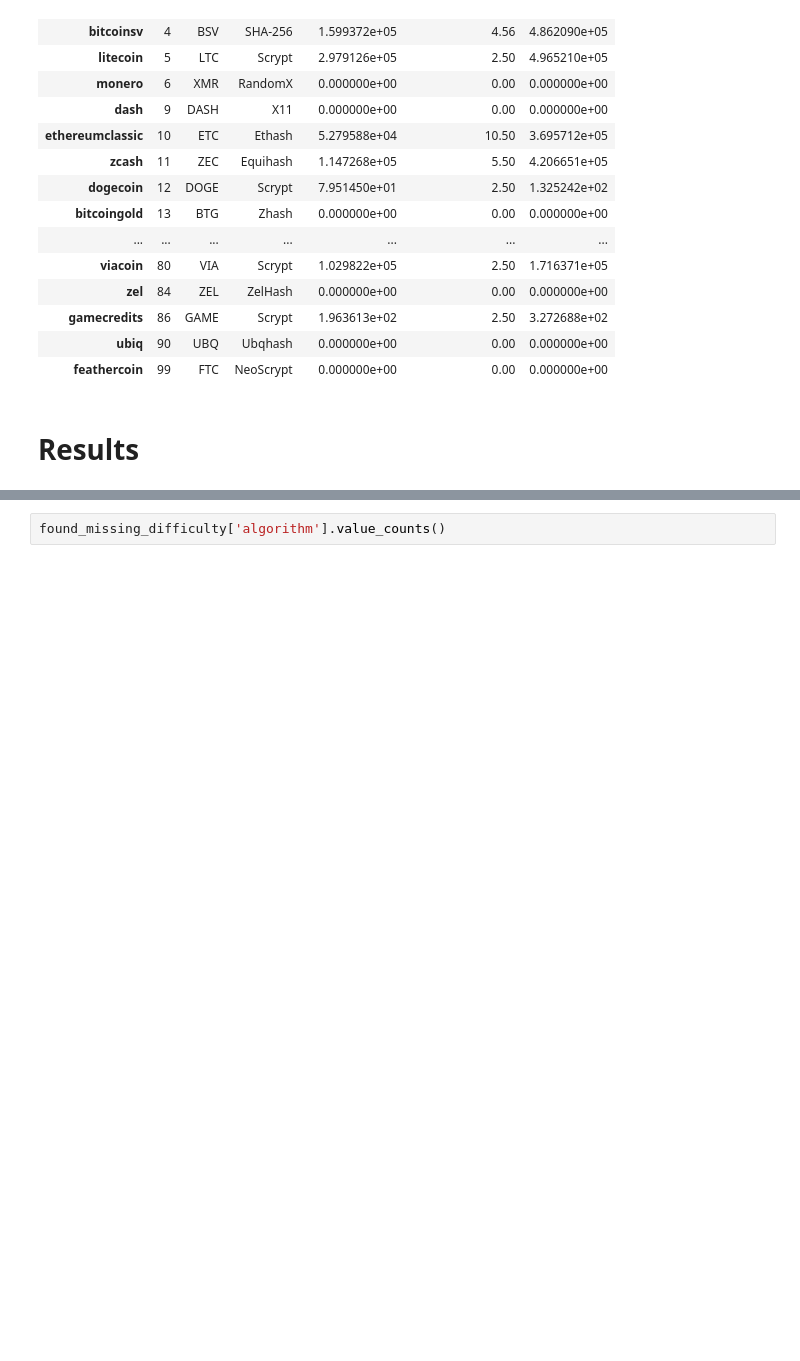
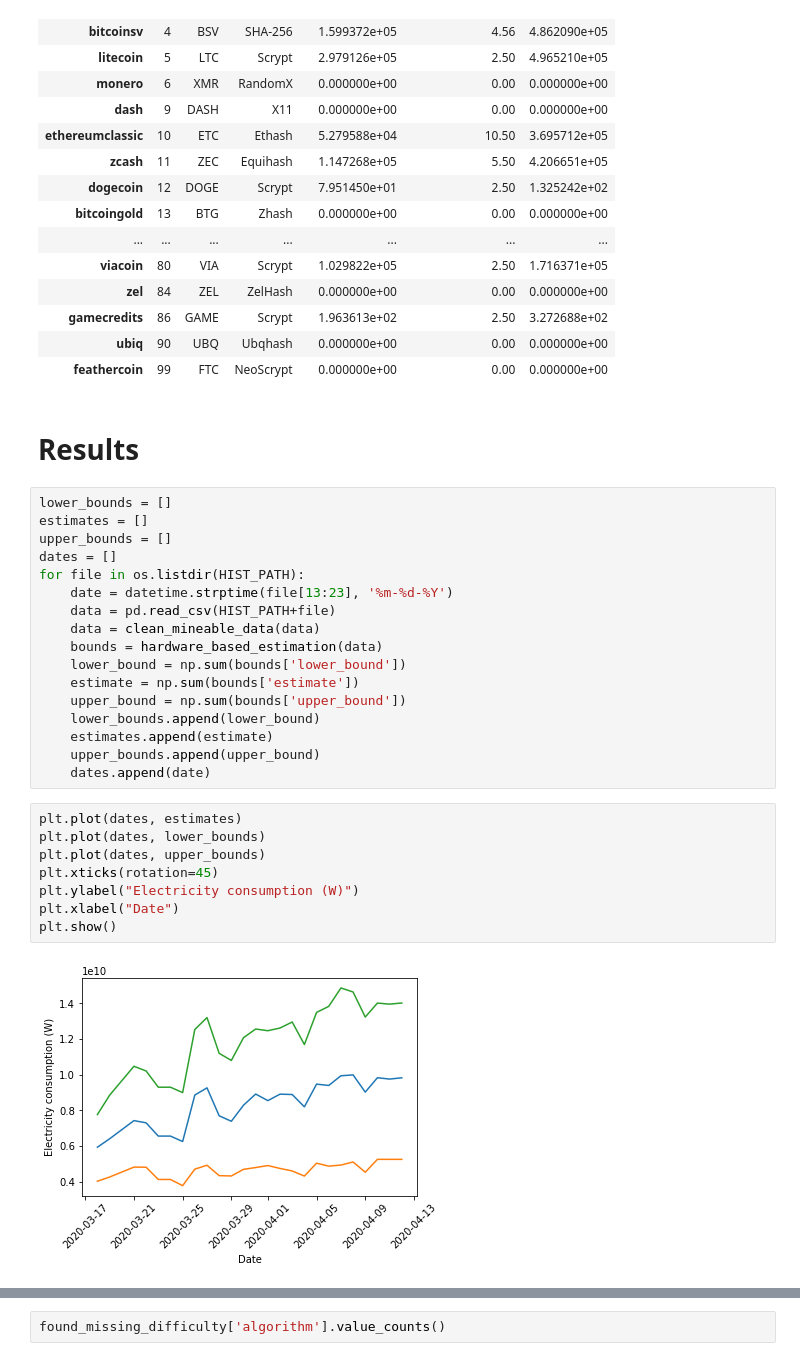
Before and after one commit to Lukasdeloose/sustainable_blockchain, a Jupyter notebook: data_analysis/energy_consumption.ipynb, the cells around one changed output, grey strips where cells are left out. Drawn from its saved outputs; the diff is of its cells as text; blank space fills up the shorter version.

```diff
--- a/data_analysis/energy_consumption.ipynb
+++ b/data_analysis/energy_consumption.ipynb
@@ -541,4 +507,31 @@ elec_waste
 | feathercoin | 99 | FTC | NeoScrypt | 0.000000e+00 | 0.00 | 0.000000e+00 |
 # %% [markdown]
 # Results
+# %%
+lower_bounds = []
+estimates = []
+upper_bounds = []
+dates = []
+for file in os.listdir(HIST_PATH):
+    date = datetime.strptime(file[13:23], '%m-%d-%Y')
+    data = pd.read_csv(HIST_PATH+file)
+    data = clean_mineable_data(data)
+    bounds = hardware_based_estimation(data)
+    lower_bound = np.sum(bounds['lower_bound'])
+    estimate = np.sum(bounds['estimate'])
+    upper_bound = np.sum(bounds['upper_bound'])
+    lower_bounds.append(lower_bound)
+    estimates.append(estimate)
+    upper_bounds.append(upper_bound)
+    dates.append(date)
+# %%
+plt.plot(dates, estimates)
+plt.plot(dates, lower_bounds)
+plt.plot(dates, upper_bounds)
+plt.xticks(rotation=45)
+plt.ylabel("Electricity consumption (W)")
+plt.xlabel("Date")
+plt.show()
+# %% [output]
+[figure, added]
 # %%
```
Also changed, not shown: parts of 19 cells of this notebook, 12 other files.
